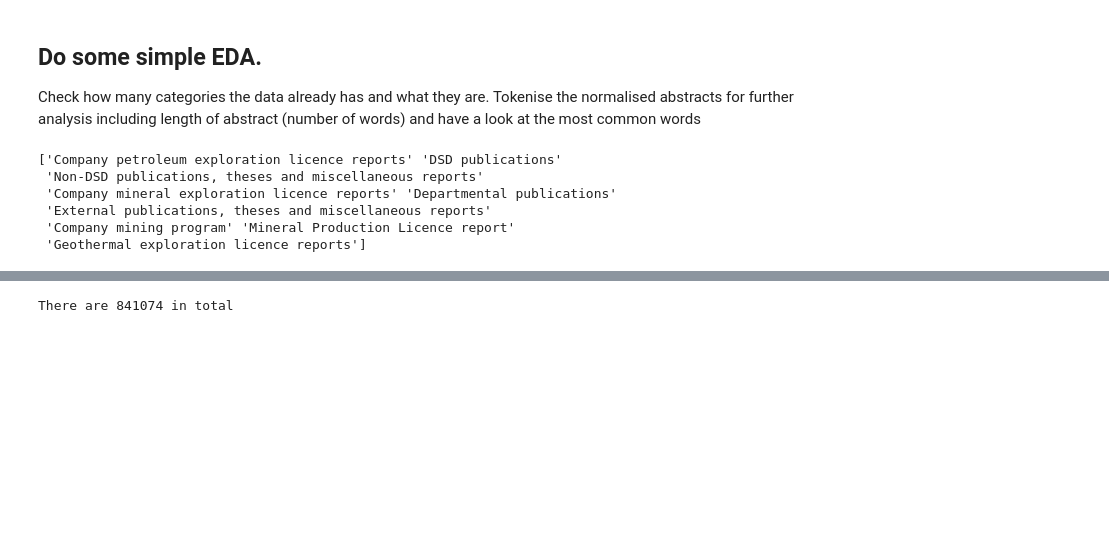
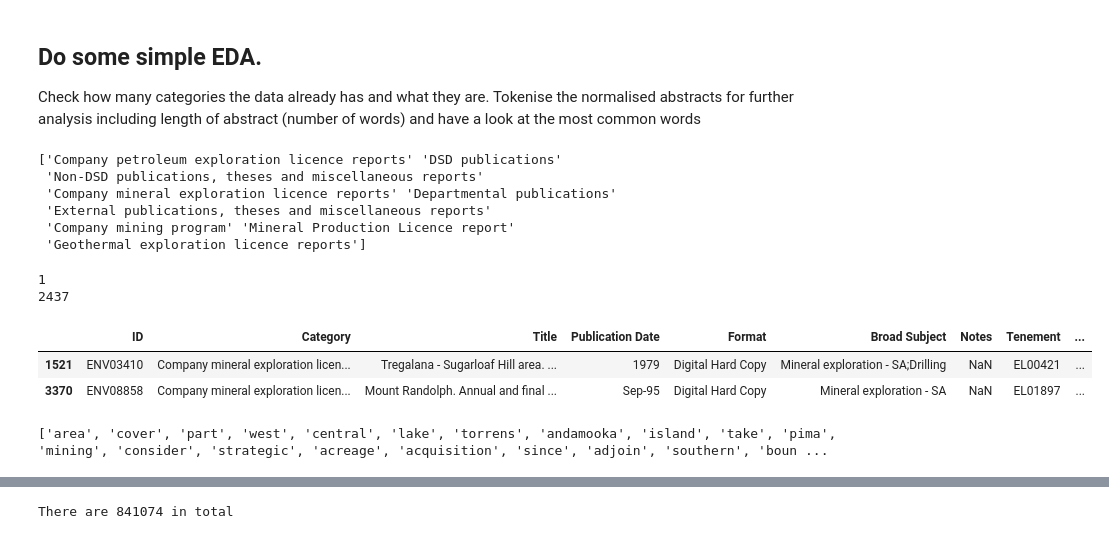
Before and after one commit to RADutchie/SA-exploration-topic-modelling, a Jupyter notebook: Notebooks/Abstract LDA/Abstract_LDA_topic_modelling.ipynb, the cells around one changed output, grey strips where cells are left out. Saved outputs shown, nothing was run; the diff lists cells and outputs as text; code cells hidden in the pictures; blank space fills up the shorter version.

```diff
--- a/Notebooks/Abstract LDA/Abstract_LDA_topic_modelling.ipynb
+++ b/Notebooks/Abstract LDA/Abstract_LDA_topic_modelling.ipynb
@@ -82,6 +82,22 @@ print(df['Category'].unique())
 df['Abstract_toks'] = df['normalised_Abstract'].apply(simple_preprocess)
 # %%
 df['Abstract_len'] = df['Abstract_toks'].apply(len)
+# %%
+print(df.Abstract_len.min())
+print(df.Abstract_len.max())
+# %% [output]
+1
+2437
+# %%
+df[df['Abstract_len'] == 1]
+# %% [output]
+|  | ID | Category | Title | Publication Date | Format | Broad Subject | Notes | Tenement | ... |
+| 1521 | ENV03410 | Company mineral exploration licen... | Tregalana - Sugarloaf Hill area. ... | 1979 | Digital Hard Copy | Mineral exploration - SA;Drilling | NaN | EL00421 | ... |
+| 3370 | ENV08858 | Company mineral exploration licen... | Mount Randolph. Annual and final ... | Sep-95 | Digital Hard Copy | Mineral exploration - SA | NaN | EL01897 | ... |
+# %%
+print(df.Abstract_toks[3824])
+# %% [output]
+['area', 'cover', 'part', 'west', 'central', 'lake', 'torrens', 'andamooka', 'island', 'take', 'pima', 'mining', 'consider', 'strategic', 'acreage', 'acquisition', 'since', 'adjoin', 'southern', 'boun ...
 # %%
 df.sample(5)
 # %% [output]
```
Also changed, not shown: parts of 4 cells of this notebook, 8 other files.
